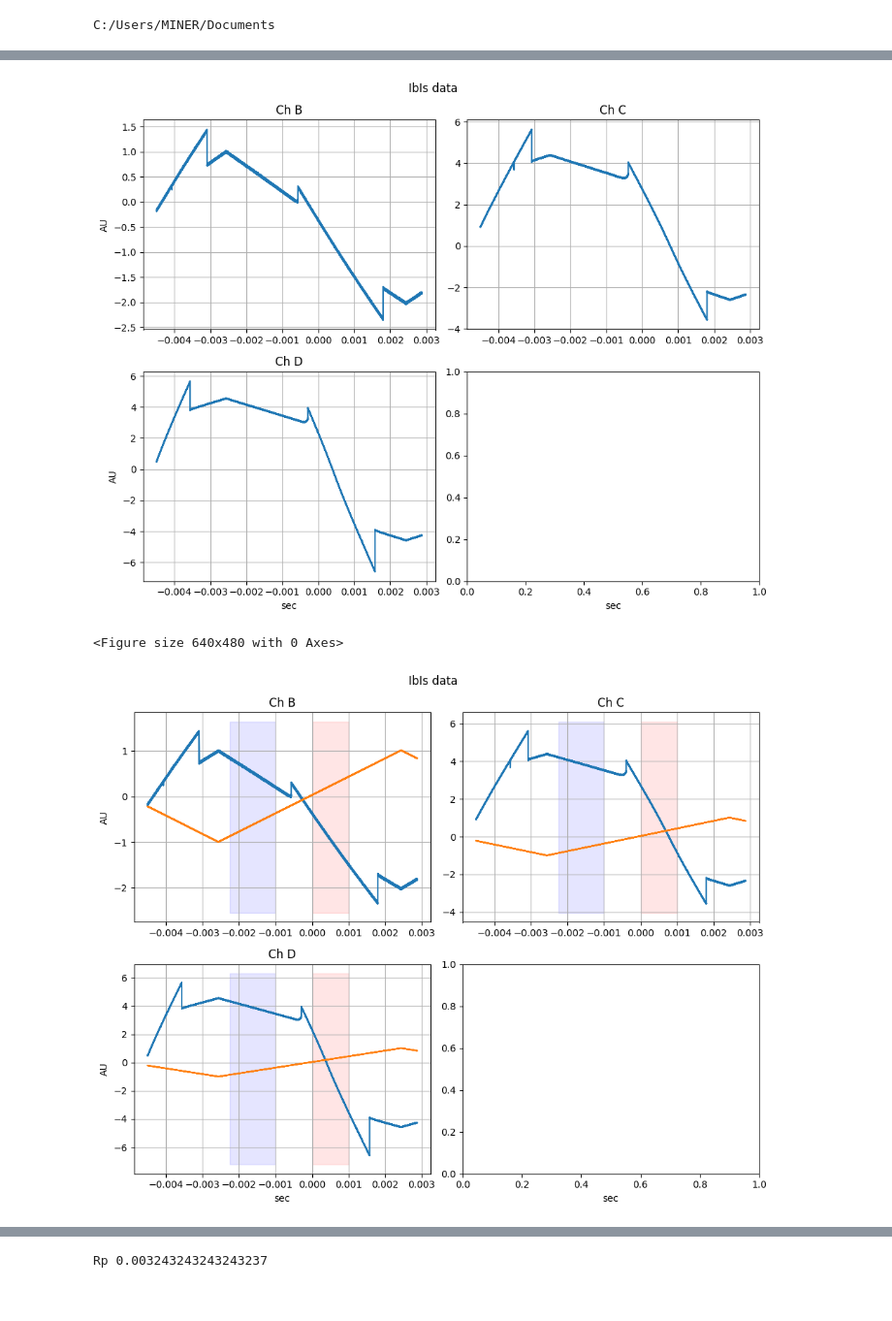
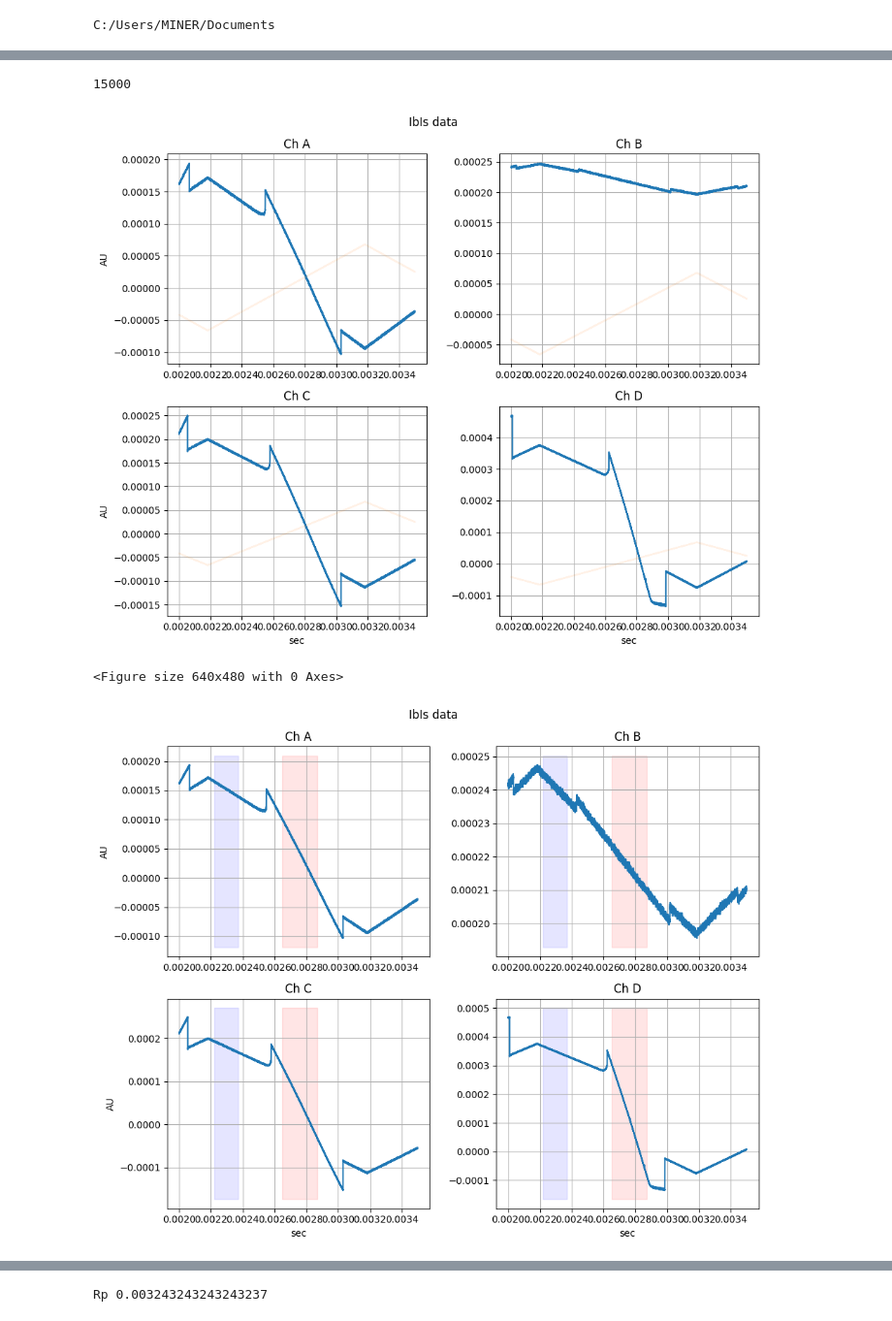
Before and after one commit to tamu-edu/tes_noise, a Jupyter notebook: IbIs.ipynb, the cells around one changed output, grey strips where cells are left out. Shown: that part at 97% size. Saved outputs shown, nothing was run; the diff lists cells and outputs as text; code cells hidden in the pictures.

```diff
--- a/IbIs.ipynb
+++ b/IbIs.ipynb
@@ -61,11 +61,11 @@ print(folder_base)
 C:/Users/MINER/Documents
 # %%
 # where to find IbIs data files
-runnum = 5
+runnum = 6
 data_dir = folder_base + '/B13 Cryolab' + f'/Run{runnum}/IbIs Data'
-runname = '20250605-0006'
+runname = '20250626-0002'
 idx = None
-channels = 'BCD' # select channel names
+channels = 'ABCD' # select channel names
 
 # will look for data files '{data_dir}/{runname}_{i}.csv' for i in idx (unless idx = None, then remove the '_{i}')
 # %%
@@ -82,3 +83,7 @@ ibis.resize(500_000, 7876304, 50)
+# %%
+ibis('H').size
+# %% [output]
+15000
 # %%
 numrows = (1+len(channels))//2
 
@@ -97,7 +102,7 @@ for i, (c, ax) in enumerate(zip(channels, axs.flatten())):
     ax.grid()
 
     ax.plot(ibis.ts, ibis(c))
-    #ax.plot(ibis.ts, ibis('H'))
+    ax.plot(ibis.ts, ibis('H')/10, alpha = 0.1)
     ax.set_title(f'Ch {c}')
 
     wind = ax.axis()
@@ -107,7 +112,7 @@ for i, (c, ax) in enumerate(zip(channels, axs.flatten())):
 
 fig.tight_layout()
 # %% [output]
-[figure, old version]
+[figure, new version]
 # %%
 numrows = (1+len(channels))//2
 
@@ -122,33 +127,33 @@ def plot_withlims(n1, n2, sc1, sc2):
     for ax in axs[1]:
         ax.set_xlabel('sec')
     for ax in axs[:,0]:
         ax.set_ylabel('AU')
 
     for i, (c, ax) in enumerate(zip(channels, axs.flatten())):
 
         ax.grid()
 
         ax.plot(ibis.ts, ibis(c))
-        ax.plot(ibis.ts, ibis('H'))
+        #ax.plot(ibis.ts, ibis('H'))
         ax.set_title(f'Ch {c}')
 
         wind = ax.axis()
 
         ax.fill_betweenx((wind[2], wind[3]), 2*[ibis.ts[n1]], 2*[ibis.ts[n2]], alpha = 0.1, color = 'b')
         ax.fill_betweenx((wind[2], wind[3]), 2*[ibis.ts[sc1]], 2*[ibis.ts[sc2]], alpha = 0.1, color = 'r')
 
     fig.tight_layout()
 
     return n1, n2, sc1, sc2
 
 imin = 0
 use_widge = False
 if use_widge:
     widge = ipywidgets.interactive(plot_withlims, n1 = (imin,ibis.N-1), n2 = (imin,ibis.N-1), sc1 = (imin,ibis.N-1), sc2 = (imin,ibis.N-1))
     display(widge)
 else:
-    result = 45_000, 70_000, 90_000, 110_000
+    result = 2_200, 3_700, 6_500, 8_700
     plot_withlims(*result)
 # %% [output]
 <Figure size 640x480 with 0 Axes>
-[figure, old version]
+[figure, new version]
```
Also changed, not shown: parts of 20 cells of this notebook.
